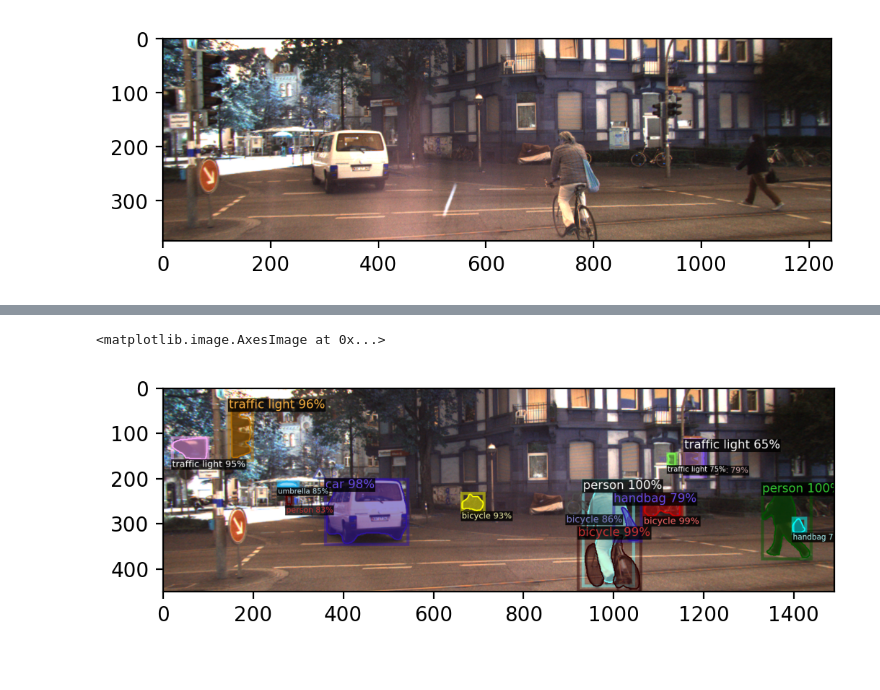
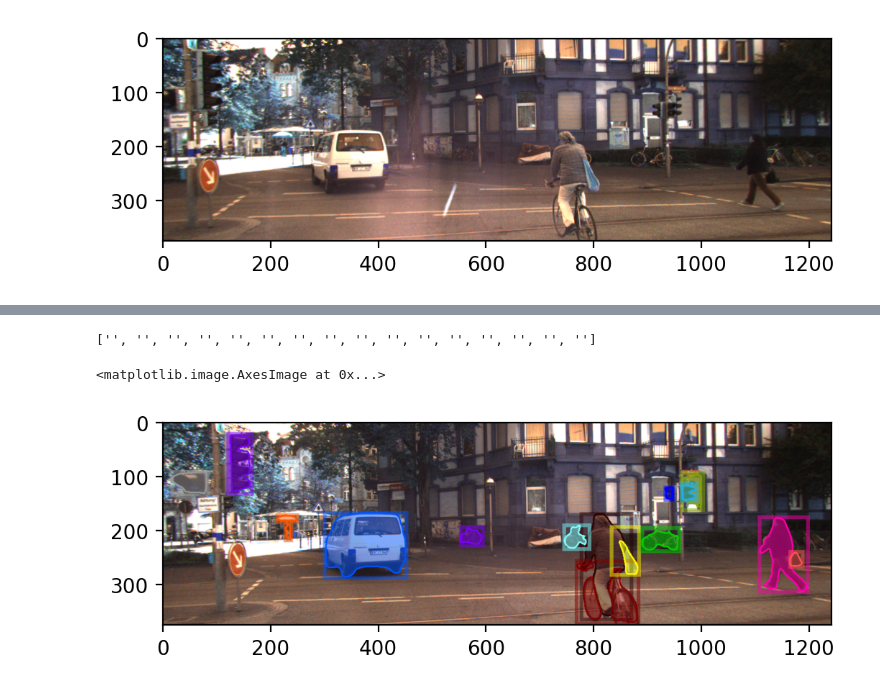
Before and after one commit to qureshinomaan/Generate-Occupancy-Maps, a Jupyter notebook: Generate_Occupancy_Grid.ipynb, the cells around one changed output, grey strips where cells are left out. Saved outputs shown, nothing was run; the diff lists cells and outputs as text; code cells hidden in the pictures.

```diff
--- a/Generate_Occupancy_Grid.ipynb
+++ b/Generate_Occupancy_Grid.ipynb
@@ -58,10 +69,22 @@ plt.imshow(disparity)
 # %%
 im = cv2.imread('./inputs/left.png')
 outputs = predictor(im)
-v = Visualizer(im[:, :, ::-1], MetadataCatalog.get(cfg.DATASETS.TRAIN[0]), scale=1.2)
-v = v.draw_instance_predictions(outputs["instances"].to("cpu"))
+
+x =  MetadataCatalog.get(cfg.DATASETS.TRAIN[0])
+for y in range(len(x.thing_classes)) :
+    x.thing_classes[y] = ''
+
+
+outputs["instances"].scores =['' for x in range(16)]
+print(outputs["instances"].scores)
+
+
+
+v = Visualizer(im[:, :, ::-1], x, scale=1.0)
+v = v.draw_instance_predictions(outputs["instances"].to("cpu"), False)
 cv2.imwrite('outputs/instance_segmentation/output.jpg',v.get_image()[:, :, ::-1])
 plt.imshow(v.get_image()[:, :, ::-1])
 # %% [output]
-<matplotlib.image.AxesImage at 0x...>
+['', '', '', '', '', '', '', '', '', '', '', '', '', '', '', '']
+<matplotlib.image.AxesImage at 0x...>
-[figure, old version]
+[figure, new version]
```
Also changed, not shown: parts of 5 cells of this notebook, 2 other files.
